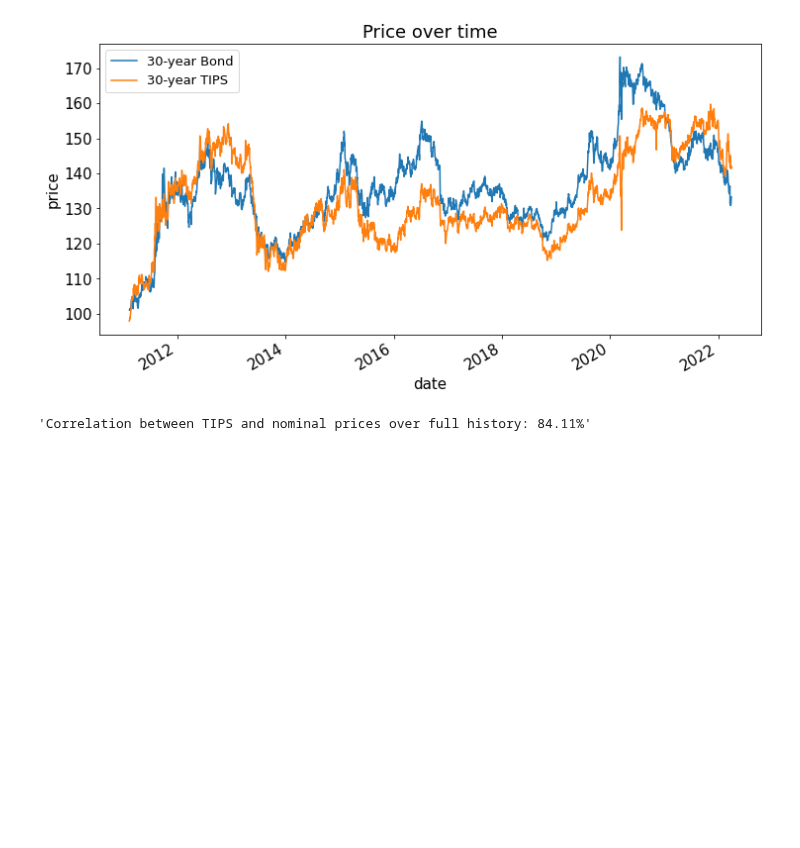
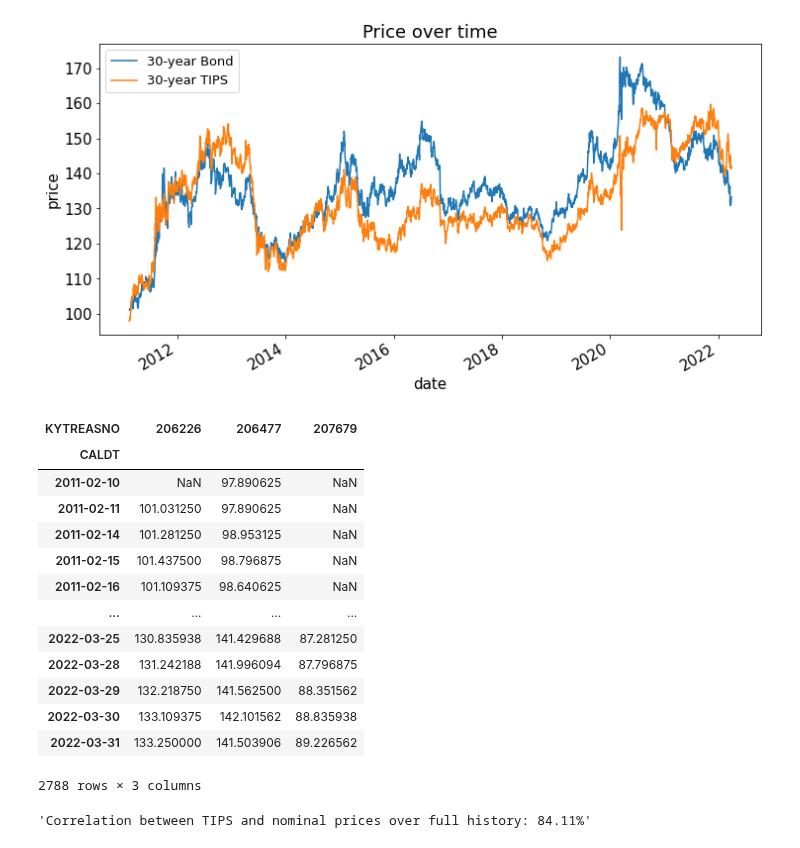
Before and after one commit to MarkHendricks/drw-markets, a Jupyter notebook: notebooks/A.3. Interest Rate Risk.ipynb, the cells around one changed output. Cells and saved outputs as stored; diff of their text form; code cells hidden in the pictures; blank space fills up the shorter version.

```diff
--- a/notebooks/A.3. Interest Rate Risk.ipynb
+++ b/notebooks/A.3. Interest Rate Risk.ipynb
@@ -168,6 +168,23 @@ plt.legend()
 plt.show()
 # %% [output]
 [figure]
+# %%
+tsdata.pivot_table(index='CALDT',columns='KYTREASNO',values='TDASK')
+# %% [output]
+| KYTREASNO | 206226 | 206477 | 207679 |
+| CALDT |  |  |  |
+| 2011-02-10 | NaN | 97.890625 | NaN |
+| 2011-02-11 | 101.031250 | 97.890625 | NaN |
+| 2011-02-14 | 101.281250 | 98.953125 | NaN |
+| 2011-02-15 | 101.437500 | 98.796875 | NaN |
+| 2011-02-16 | 101.109375 | 98.640625 | NaN |
+| ... | ... | ... | ... |
+| 2022-03-25 | 130.835938 | 141.429688 | 87.281250 |
+| 2022-03-28 | 131.242188 | 141.996094 | 87.796875 |
+| 2022-03-29 | 132.218750 | 141.562500 | 88.351562 |
+| 2022-03-30 | 133.109375 | 142.101562 | 88.835938 |
+| 2022-03-31 | 133.250000 | 141.503906 | 89.226562 |
+2788 rows × 3 columns
 # %%
 display(f'Correlation between TIPS and nominal prices over full history: {ask.pct_change().corr().values[0,1]:.2%}')
 display(f'Correlation between TIPS and nominal prices over past 3 months: {ask.iloc[-63:,[0,1]].pct_change().corr().values[0,1]:.2%}')
```
Also changed, not shown: parts of 1 cell of this notebook, 6 other files.
